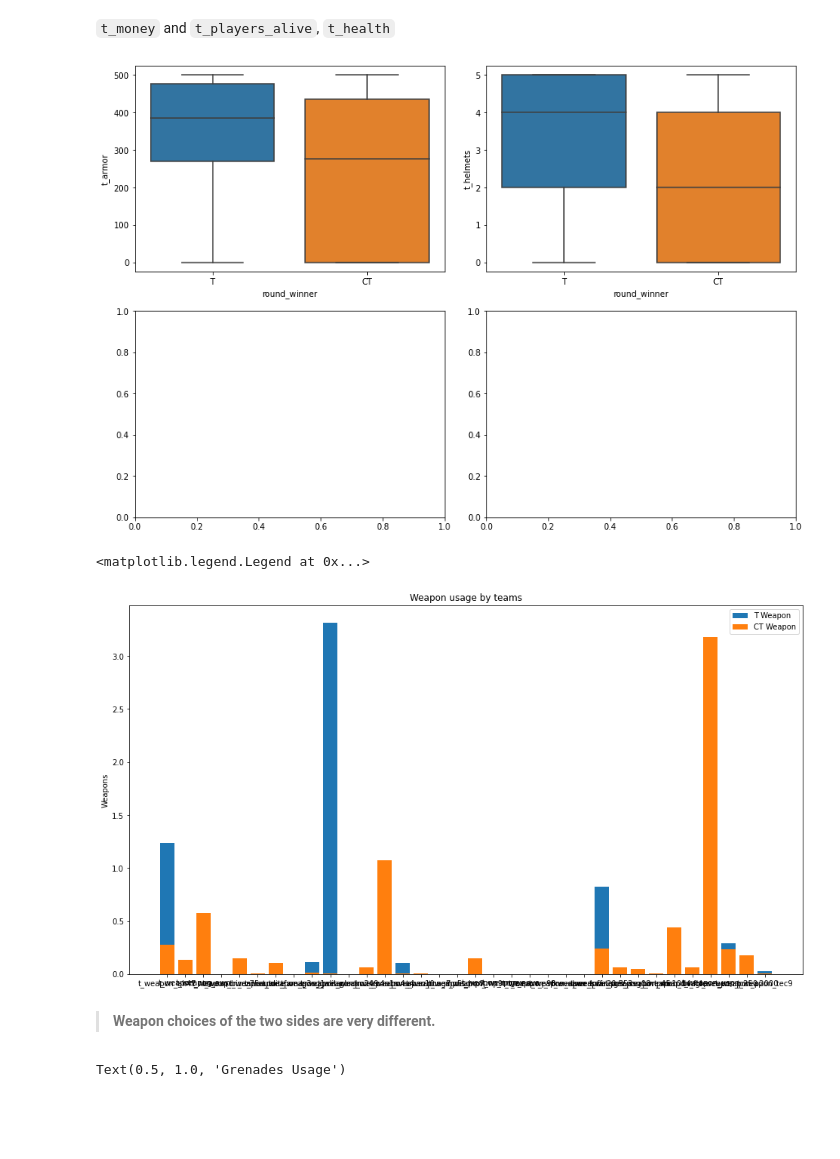
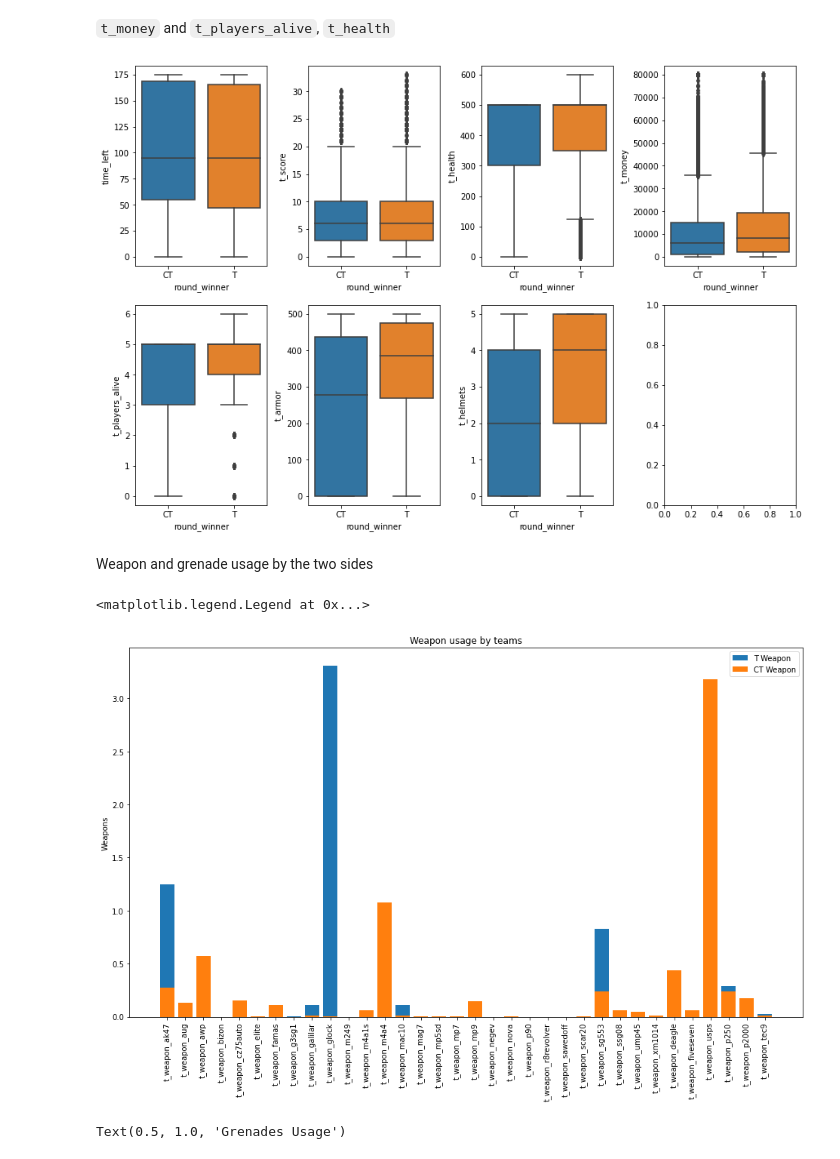
Before and after one commit to Saralytics/CS_GO_winner_prediction, a Jupyter notebook: FightTerrorism.ipynb, the cells around one changed output. Saved outputs shown, nothing was run; the diff lists cells and outputs as text; code cells hidden in the pictures; blank space fills up the shorter version.

Commit message:
fixing plots

```diff
--- a/FightTerrorism.ipynb
+++ b/FightTerrorism.ipynb
@@ -248,10 +226,10 @@ plt.show()
 # %% [markdown]
 `t_money` and `t_players_alive`, `t_health`
 # %%
-feature_ls = ['t_armor','t_helmets']
+feature_ls = ['time_left','t_score','t_health','t_money','t_players_alive','t_armor','t_helmets']
 
 num_plots = len(feature_ls)
-num_cols = 2
+num_cols = 4
 num_rows = num_plots // num_cols + 1
 
 fig, axs = plt.subplots(num_rows, num_cols, constrained_layout=True)
@@ -268,30 +246,31 @@ for subplot, feature in enumerate(feature_ls):
 
 plt.show()
 # %% [output]
-[figure, old version]
+[figure, new version]
+# %% [markdown]
+Weapon and grenade usage by the two sides
 # %%
 t_weapon = [colname for colname in df_entire.columns if colname.startswith('t_weapon')]
 ct_weapon = [colname for colname in df_entire.columns if colname.startswith('ct_weapon')]
 
 fig, ax = plt.subplots(figsize=(16,9))
 
 t_data = df_entire[t_weapon].mean()
 ct_data = df_entire[ct_weapon].mean()
 x_pos = np.arange(len(t_weapon))
 
 ax.bar( x_pos, t_data, label = 'T Weapon',)
 ax.bar( x_pos, ct_data, label = 'CT Weapon',)
 
 ax.set_ylabel('Weapons')
 ax.set_title('Weapon usage by teams')
-ax.set_xticks(x_pos)
-ax.set_xticklabels(t_weapon)
+# ax.set_xticks(x_pos)
+# ax.set_xticklabels(t_weapon)
+plt.xticks(x_pos, t_weapon, rotation=90)
 ax.legend()
 # %% [output]
 <matplotlib.legend.Legend at 0x...>
-[figure, old version]
+[figure, new version]
-# %% [markdown]
-> **Weapon choices of the two sides are very different.**
 # %%
 t_grenade = [colname for colname in df_entire.columns if colname.startswith('t_grenade')]
 ct_grenade = [colname for colname in df_entire.columns if colname.startswith('ct_grenade')]
```
Also changed, not shown: parts of 4 cells of this notebook.
